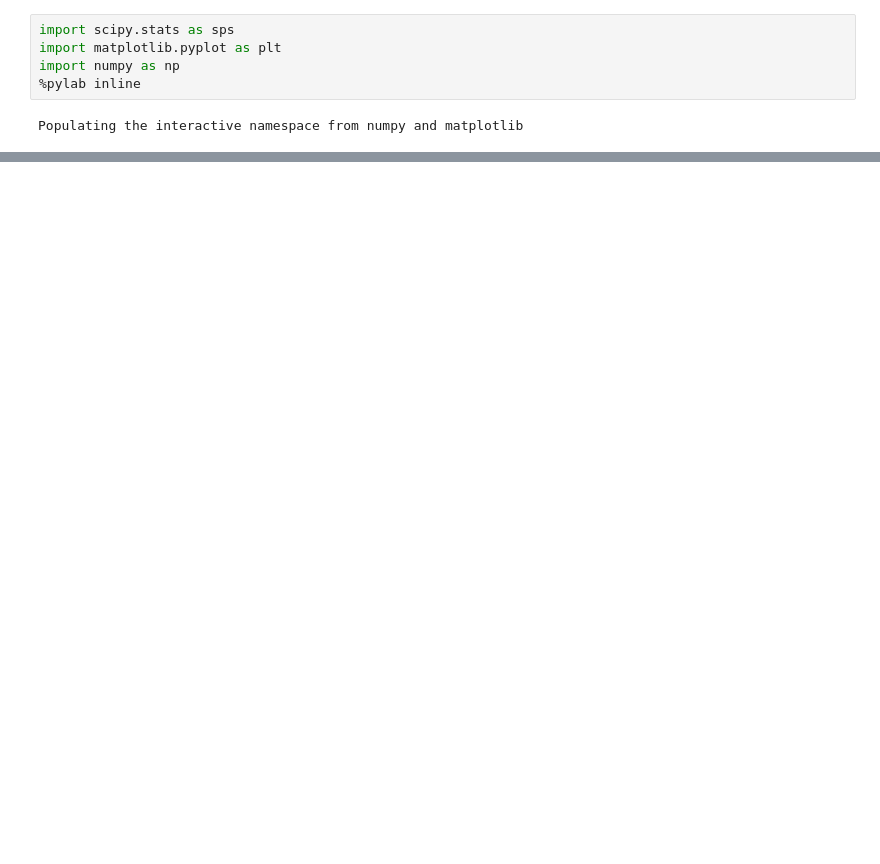
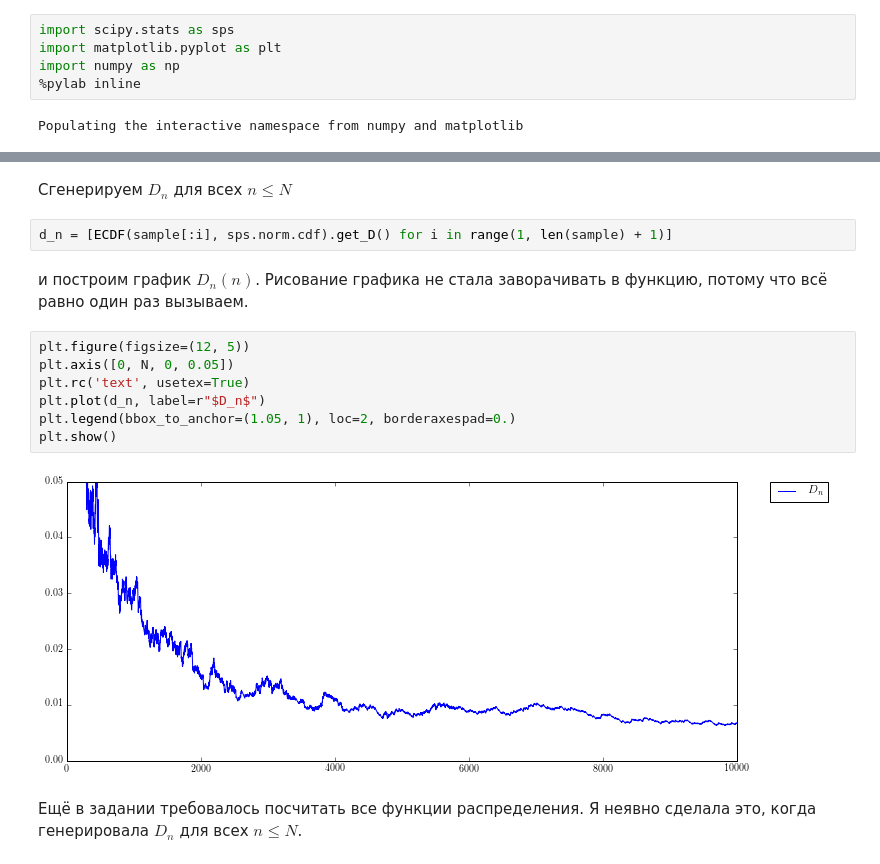
Before and after one commit to Oktosha/stats-2016, a Jupyter notebook: 2_behavioural-properties/4/kolodzey_496_2.4.ipynb, the cells around one changed output, grey strips where cells are left out. Saved outputs shown, nothing was run; the diff lists cells and outputs as text; blank space fills up the shorter version.

```diff
--- a/2_behavioural-properties/4/kolodzey_496_2.4.ipynb
+++ b/2_behavioural-properties/4/kolodzey_496_2.4.ipynb
@@ -44,0 +111,17 @@ draw_ecdf_plot(sps.norm.rvs(size=100), sps.norm.cdf)
+# %% [markdown]
+Сгенерируем $D_n$ для всех $n \le N$
+# %%
+d_n = [ECDF(sample[:i], sps.norm.cdf).get_D() for i in range(1, len(sample) + 1)]
+# %% [markdown]
+и построим график $D_n(n)$. Рисование графика не стала заворачивать в функцию, потому что всё равно один раз вызываем.
+# %%
+plt.figure(figsize=(12, 5))
+plt.axis([0, N, 0, 0.05])
+plt.rc('text', usetex=True)
+plt.plot(d_n, label=r"$D_n$")
+plt.legend(bbox_to_anchor=(1.05, 1), loc=2, borderaxespad=0.)
+plt.show()
+# %% [output]
+[figure, added]
+# %% [markdown]
+Ещё в задании требовалось посчитать все функции распределения. Я неявно сделала это, когда генерировала $D_n$ для всех $n \le N$.
```
Also changed, not shown: parts of 8 cells of this notebook.
